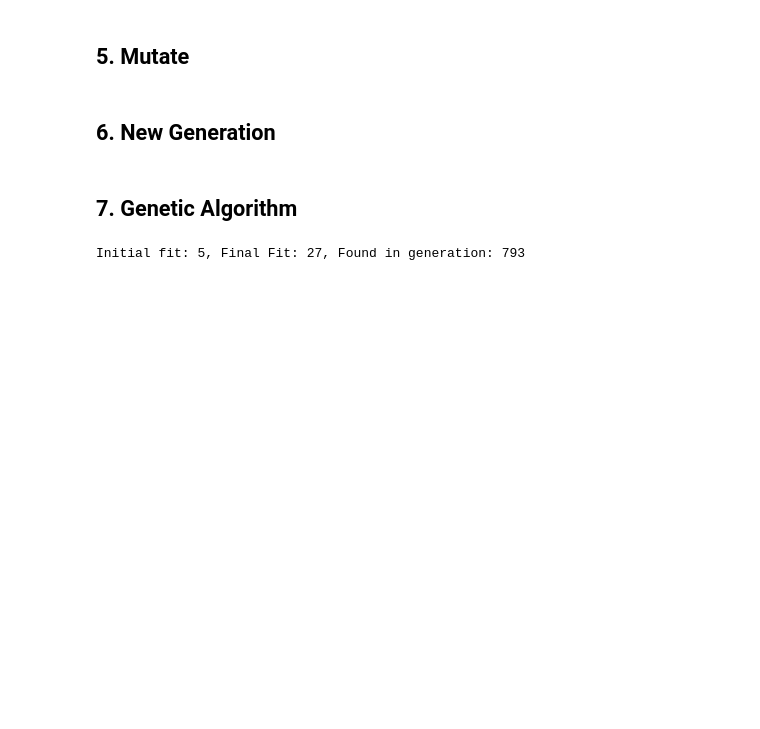
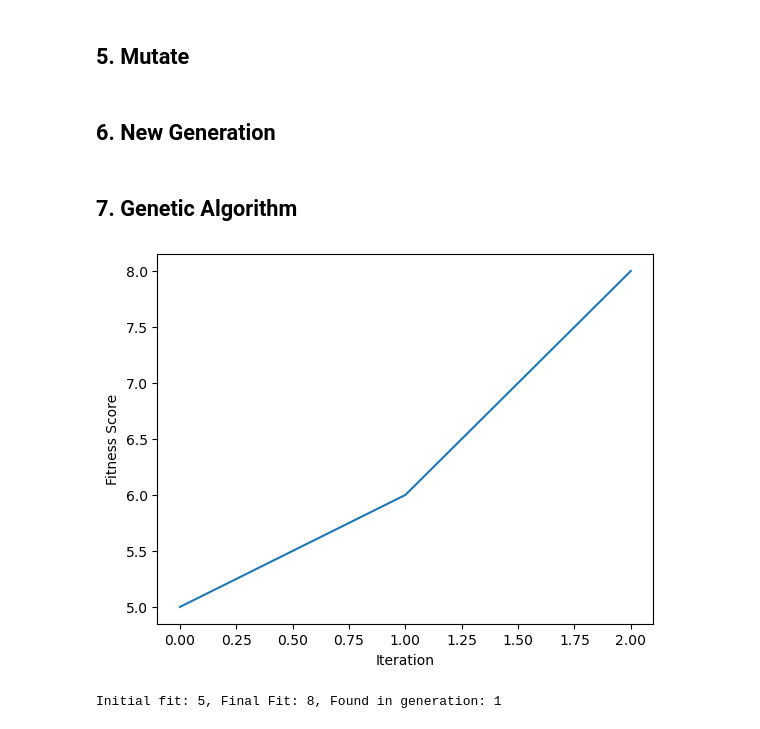
Before and after one commit to harris2001/Natural-Computing, a Jupyter notebook: Problem2/Problem 2.ipynb, the cells around one changed output. Saved outputs shown, nothing was run; the diff lists cells and outputs as text; code cells hidden in the pictures; blank space fills up the shorter version.

```diff
--- a/Problem2/Problem 2.ipynb
+++ b/Problem2/Problem 2.ipynb
@@ -152,16 +152,25 @@ def new_population(k,mating_pool,elite_pool):
 ## 5. Mutate
 # %%
 def mutate(chromosome):
-    i = np.random.randint(0,len(chromosome))
-    if chromosome[i] == '1':
-        chromosome = chromosome[:i] + '0' + chromosome[i + 1:]
-    else:
-        chromosome = chromosome[:i] + '1' + chromosome[i + 1:]
+    k = int(np.sqrt(len(chromosome))) #kxk grid
+    to_modify = int(np.sqrt(k))
+    #we are modifying sqrt(k) rows
+    for _ in range(to_modify):
+        #Choose which row we are modifying at random
+        i = np.random.randint(0,k-1)
+        #Resample the values for that random row at random
+        i *= k #Staring position of i^th row in the chromosome
+        for column in range(k):
+            if chromosome[i] == '1':
+                chromosome = chromosome[:i] + '0' + chromosome[i + 1:]
+            else:
+                chromosome = chromosome[:i] + '1' + chromosome[i + 1:]
+            i += 1
     return chromosome
 def mutate_population(population, prob_mut):
     mutated_population = []
     for individual in population:
-        if np.random.rand() - prob_mut < 0:
+        if np.random.rand() <= prob_mut:
             mutated_population.append(mutate(individual))
         else:
             mutated_population.append(individual)
@@ -207,10 +222,11 @@ def genetic_algorithm(pop_size, elitism, prob_mut, generations, k, verbose=False
 
     return x_0,x_1,i
 # %%
-K=20
+K=4
 game_board,constraints,solution = new_game(k=K)
-x0,x1,i = genetic_algorithm(1000,50,0.8,1000,K,verbose=True)
+x0,x1,i = genetic_algorithm(1000,50,0.08,1000,K,verbose=True)
 print(f"Initial fit: {x0}, Final Fit: {x1}, Found in generation: {i}")
 # %% [output]
+[figure, added]
-Initial fit: 5, Final Fit: 27, Found in generation: 793
+Initial fit: 5, Final Fit: 8, Found in generation: 1
 # %%
```
Also changed, not shown: parts of 7 cells of this notebook, 3 other files.
